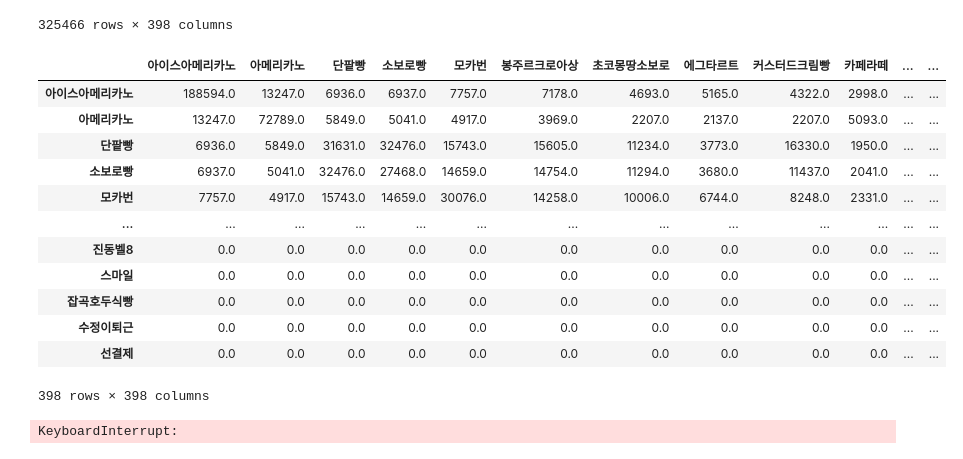
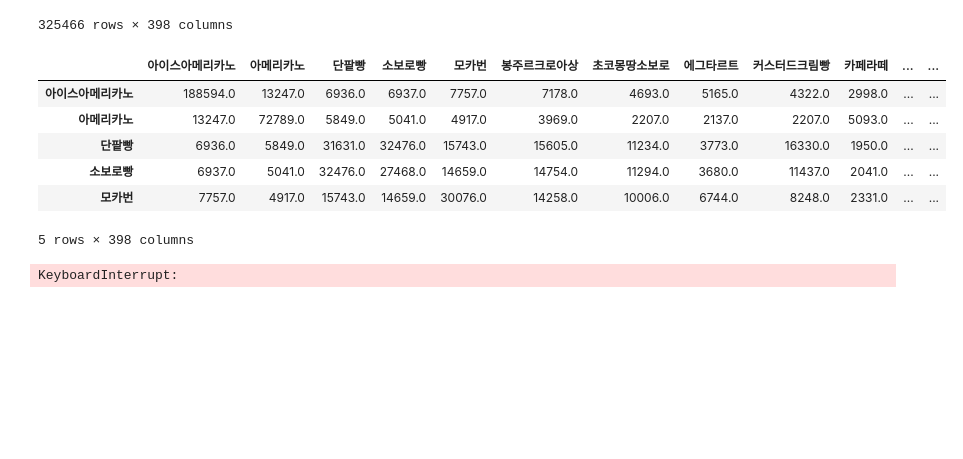
Before and after one commit to chul0717/capstone2, a Jupyter notebook: src/clustering.ipynb, the cells around one changed output. Drawn from its saved outputs; the diff is of its cells as text; code cells hidden in the pictures; blank space fills up the shorter version.

```diff
--- a/src/clustering.ipynb
+++ b/src/clustering.ipynb
@@ -273,21 +254,15 @@ def cv_to_adj(cv):
 # %%
 adj_matrix = cv_to_adj(count_df)
 # %%
-adj_matrix
+adj_matrix.head()
 # %% [output]
 |  | 아이스아메리카노 | 아메리카노 | 단팥빵 | 소보로빵 | 모카번 | 봉주르크로아상 | 초코몽땅소보로 | 에그타르트 | 커스터드크림빵 | 카페라떼 | ... | ... |
 | 아이스아메리카노 | 188594.0 | 13247.0 | 6936.0 | 6937.0 | 7757.0 | 7178.0 | 4693.0 | 5165.0 | 4322.0 | 2998.0 | ... | ... |
 | 아메리카노 | 13247.0 | 72789.0 | 5849.0 | 5041.0 | 4917.0 | 3969.0 | 2207.0 | 2137.0 | 2207.0 | 5093.0 | ... | ... |
 | 단팥빵 | 6936.0 | 5849.0 | 31631.0 | 32476.0 | 15743.0 | 15605.0 | 11234.0 | 3773.0 | 16330.0 | 1950.0 | ... | ... |
 | 소보로빵 | 6937.0 | 5041.0 | 32476.0 | 27468.0 | 14659.0 | 14754.0 | 11294.0 | 3680.0 | 11437.0 | 2041.0 | ... | ... |
 | 모카번 | 7757.0 | 4917.0 | 15743.0 | 14659.0 | 30076.0 | 14258.0 | 10006.0 | 6744.0 | 8248.0 | 2331.0 | ... | ... |
-| ... | ... | ... | ... | ... | ... | ... | ... | ... | ... | ... | ... | ... |
-| 진동벨8 | 0.0 | 0.0 | 0.0 | 0.0 | 0.0 | 0.0 | 0.0 | 0.0 | 0.0 | 0.0 | ... | ... |
-| 스마일 | 0.0 | 0.0 | 0.0 | 0.0 | 0.0 | 0.0 | 0.0 | 0.0 | 0.0 | 0.0 | ... | ... |
-| 잡곡호두식빵 | 0.0 | 0.0 | 0.0 | 0.0 | 0.0 | 0.0 | 0.0 | 0.0 | 0.0 | 0.0 | ... | ... |
-| 수정이퇴근 | 0.0 | 0.0 | 0.0 | 0.0 | 0.0 | 0.0 | 0.0 | 0.0 | 0.0 | 0.0 | ... | ... |
-| 선결제 | 0.0 | 0.0 | 0.0 | 0.0 | 0.0 | 0.0 | 0.0 | 0.0 | 0.0 | 0.0 | ... | ... |
-398 rows × 398 columns
+5 rows × 398 columns
 # %%
 # Graph object on full matrix
 # Warning: will take a long time to render plot and will not be interpretable
```
Also changed, not shown: parts of 4 cells of this notebook, 1 other file.
